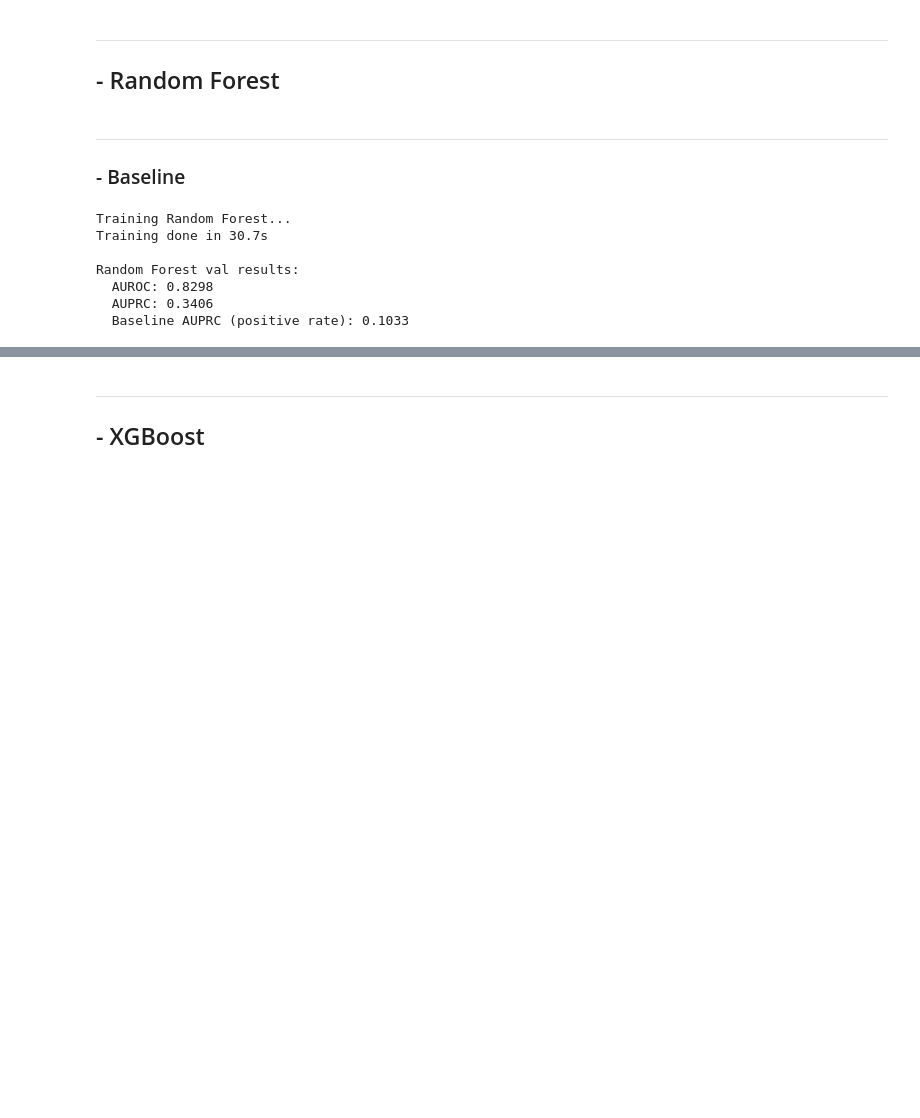
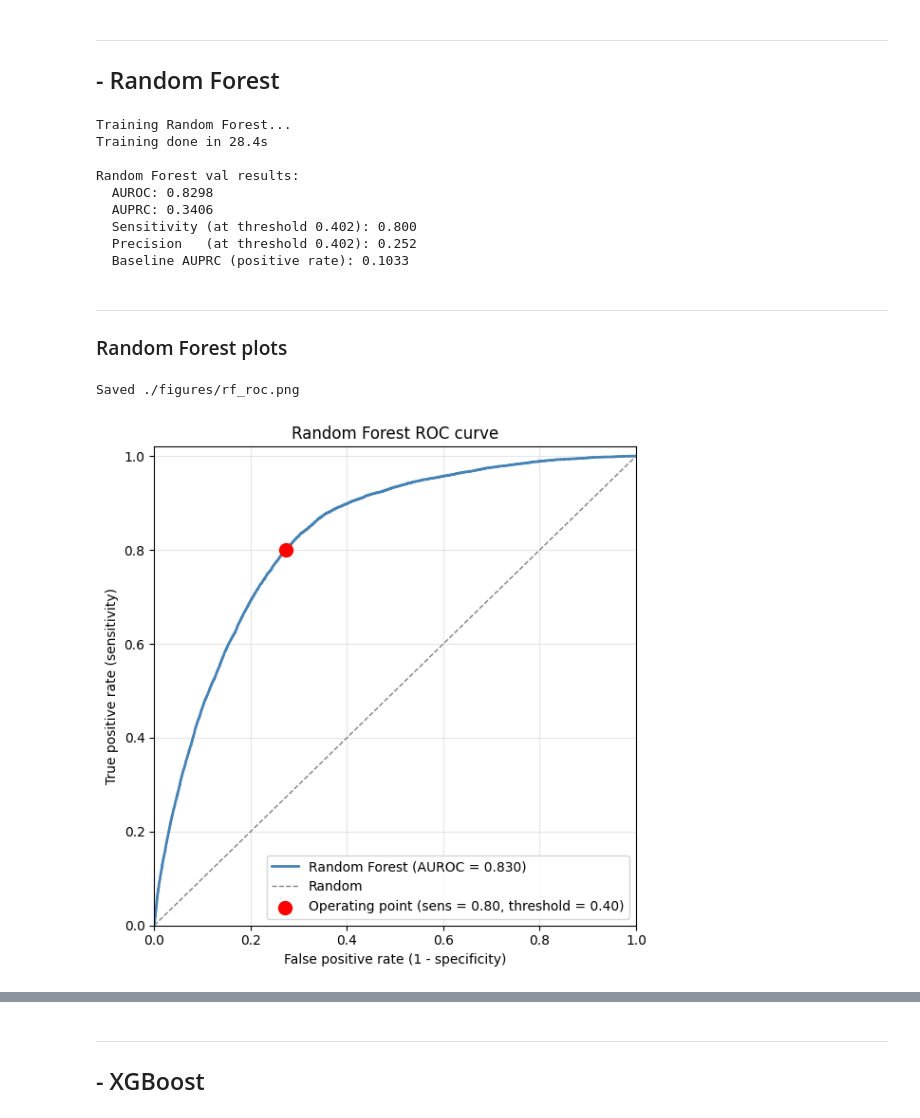
Before and after one commit to Hadyalt/AI_In_Healthcare_Capstone_Project, a Jupyter notebook: main.ipynb, the cells around one changed output, grey strips where cells are left out. Cells and saved outputs as stored; diff of their text form; code cells hidden in the pictures; blank space fills up the shorter version.

```diff
--- a/main.ipynb
+++ b/main.ipynb
@@ -2499,13 +2499,14 @@ X_test NaNs:  0
 # %% [markdown]
 ---
 ## - Random Forest
-# %% [markdown]
----
-### - Baseline
 # %%
 from sklearn.ensemble import RandomForestClassifier
-from sklearn.metrics import roc_auc_score, average_precision_score
-import time
+from sklearn.metrics import (
+    roc_auc_score,
+    average_precision_score,
+    roc_curve,
+    precision_recall_curve,
+)
 
 print("Training Random Forest...")
 start = time.time()
@@ -2527,15 +2528,72 @@ val_proba_rf = rf.predict_proba(X_val)[:, 1]
 val_auroc_rf = roc_auc_score(y_val, val_proba_rf)
 val_auprc_rf = average_precision_score(y_val, val_proba_rf)
 
+# Curves for plotting
+fpr_rf, tpr_rf, thr_rf = roc_curve(y_val, val_proba_rf)
+precision_rf, recall_rf, _ = precision_recall_curve(y_val, val_proba_rf)
+
+# Pick threshold at target sensitivity (same approach as the ensemble)
+TARGET_SENSITIVITY = 0.80
+idx_rf = np.argmax(tpr_rf >= TARGET_SENSITIVITY)
+threshold_rf = thr_rf[idx_rf]
+
+val_flagged_rf = val_proba_rf >= threshold_rf
+val_sens_rf = ((val_flagged_rf) & (y_val == 1)).sum() / (y_val == 1).sum()
+val_prec_rf = ((val_flagged_rf) & (y_val == 1)).sum() / val_flagged_rf.sum()
+
 print("\nRandom Forest val results:")
 print(f"  AUROC: {val_auroc_rf:.4f}")
 print(f"  AUPRC: {val_auprc_rf:.4f}")
+print(f"  Sensitivity (at threshold {threshold_rf:.3f}): {val_sens_rf:.3f}")
+print(f"  Precision   (at threshold {threshold_rf:.3f}): {val_prec_rf:.3f}")
 print(f"  Baseline AUPRC (positive rate): {y_val.mean():.4f}")
 # %% [output]
 Training Random Forest...
-Training done in 30.7s
+Training done in 28.4s
 
 Random Forest val results:
   AUROC: 0.8298
   AUPRC: 0.3406
+  Sensitivity (at threshold 0.402): 0.800
+  Precision   (at threshold 0.402): 0.252
   Baseline AUPRC (positive rate): 0.1033
+# %% [markdown]
+---
+### Random Forest plots
+# %%
+import matplotlib.pyplot as plt
+
+fig, ax = plt.subplots(figsize=(6, 6))
+
+ax.plot(
+    fpr_rf,
+    tpr_rf,
+    color="steelblue",
+    linewidth=2,
+    label=f"Random Forest (AUROC = {val_auroc_rf:.3f})",
+)
+
+ax.plot([0, 1], [0, 1], color="gray", linestyle="--", linewidth=1, label="Random")
+
+ax.scatter(
+    fpr_rf[idx_rf],
+    tpr_rf[idx_rf],
+    color="red",
+    s=100,
+    zorder=5,
+    label=f"Operating point (sens = {val_sens_rf:.2f}, threshold = {threshold_rf:.2f})",
+)
+
+ax.set_xlabel("False positive rate (1 - specificity)")
+ax.set_ylabel("True positive rate (sensitivity)")
+ax.set_title("Random Forest ROC curve")
+ax.set_xlim(0, 1)
+ax.set_ylim(0, 1.02)
+ax.grid(alpha=0.3)
+ax.legend(loc="lower right")
+plt.tight_layout()
+save_fig("rf_roc")
+plt.show()
+# %% [output]
+Saved ./figures/rf_roc.png
+[figure, added]
```
Also changed, not shown: parts of 22 cells of this notebook, 17 other files.
